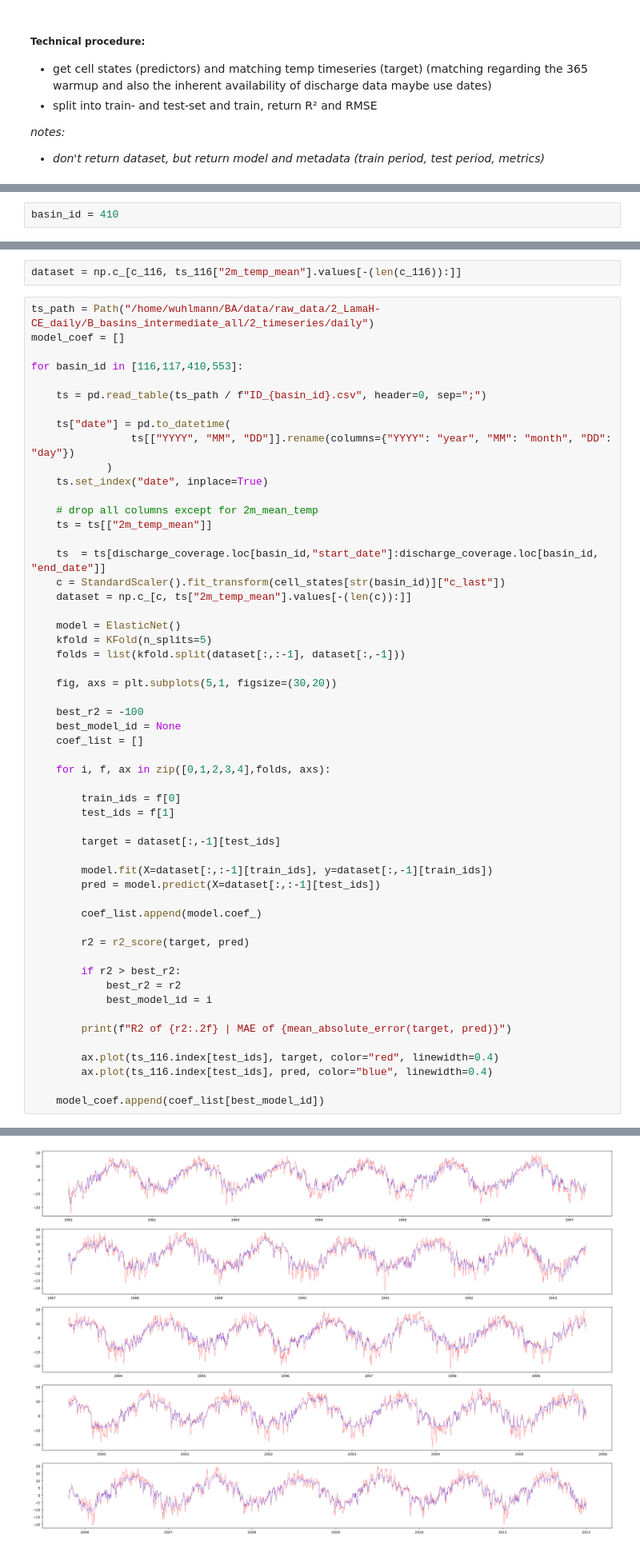
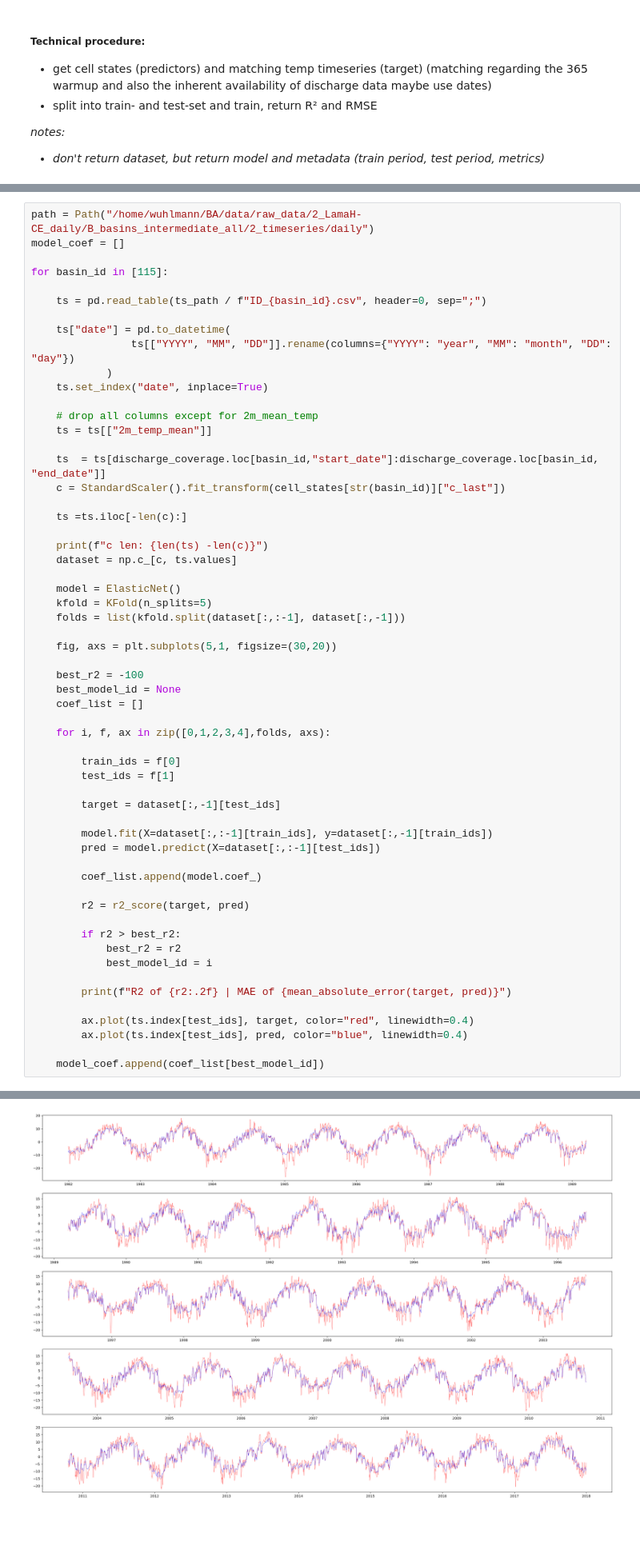
Before and after one commit to tripleUU-U/lamah-ce_lstm, a Jupyter notebook: analysis/probing.ipynb, the cells around one changed output, grey strips where cells are left out. Shown at 80% size. Saved outputs shown, nothing was run; the diff lists cells and outputs as text; blank space fills up the shorter version.

```diff
--- a/analysis/probing.ipynb
+++ b/analysis/probing.ipynb
@@ -33,2 +39,0 @@ with open("/home/wuhlmann/BA/data/processed_data/eda/normal_periods.pkl", "rb")
-# %%
-basin_id = 410
@@ -51,10 +51,8 @@ c_116 = StandardScaler().fit_transform(cell_states[str(basin_id)]["c_last"])
-# %%
-dataset = np.c_[c_116, ts_116["2m_temp_mean"].values[-(len(c_116)):]]
 # %%
-ts_path = Path("/home/wuhlmann/BA/data/raw_data/2_LamaH-CE_daily/B_basins_intermediate_all/2_timeseries/daily")
+path = Path("/home/wuhlmann/BA/data/raw_data/2_LamaH-CE_daily/B_basins_intermediate_all/2_timeseries/daily")
 model_coef = []
 
-for basin_id in [116,117,410,553]:
+for basin_id in [115]:
 
 	ts = pd.read_table(ts_path / f"ID_{basin_id}.csv", header=0, sep=";")
 
@@ -68,7 +66,11 @@ for basin_id in [116,117,410,553]:
 
 	ts  = ts[discharge_coverage.loc[basin_id,"start_date"]:discharge_coverage.loc[basin_id, "end_date"]]
 	c = StandardScaler().fit_transform(cell_states[str(basin_id)]["c_last"])
-	dataset = np.c_[c, ts["2m_temp_mean"].values[-(len(c)):]]
+
+	ts =ts.iloc[-len(c):]
+
+	print(f"c len: {len(ts) -len(c)}")
+	dataset = np.c_[c, ts.values]
 
 	model = ElasticNet()
 	kfold = KFold(n_splits=5)
@@ -100,8 +102,8 @@ for basin_id in [116,117,410,553]:
 
 		print(f"R2 of {r2:.2f} | MAE of {mean_absolute_error(target, pred)}")
 
-		ax.plot(ts_116.index[test_ids], target, color="red", linewidth=0.4)
-		ax.plot(ts_116.index[test_ids], pred, color="blue", linewidth=0.4)
+		ax.plot(ts.index[test_ids], target, color="red", linewidth=0.4)
+		ax.plot(ts.index[test_ids], pred, color="blue", linewidth=0.4)
 
 	model_coef.append(coef_list[best_model_id])
 # %% [output]
@@ -128 +116 @@ R2 of 0.85 | MAE of 1.5559314007335232
-[figure, old version]
+[figure, new version]
```
Also changed, not shown: parts of 14 cells of this notebook, 2 other files.
